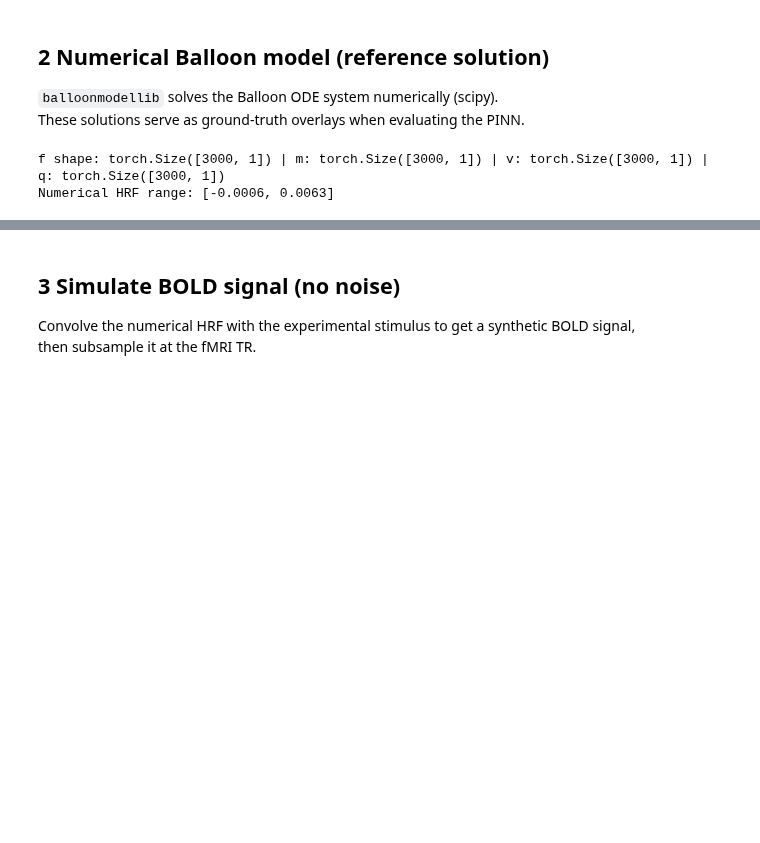
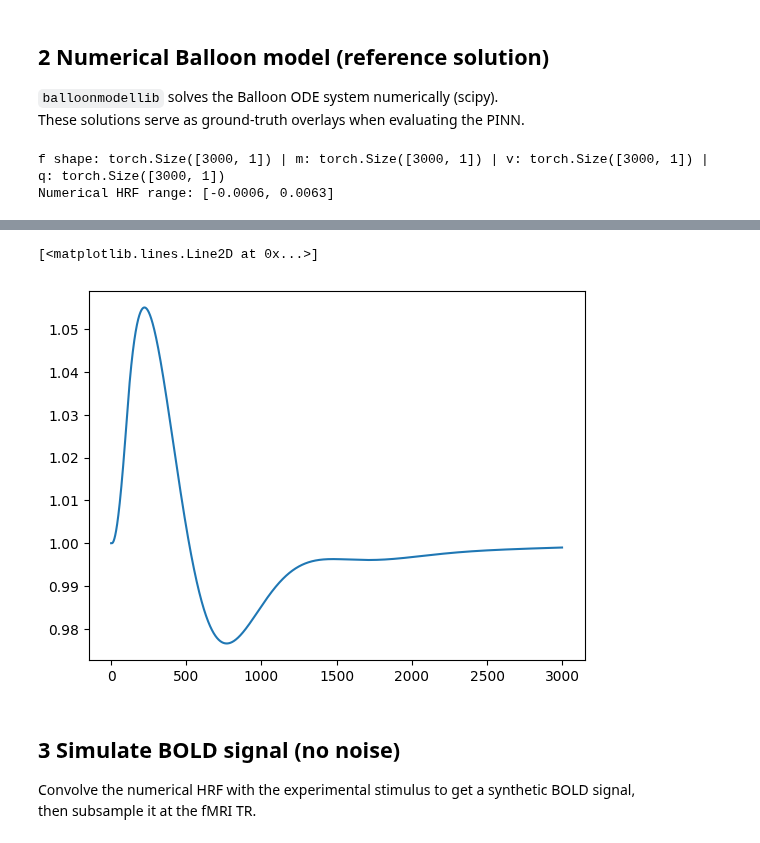
Before and after one commit to RodrigoHache/BalloonLib, a Jupyter notebook: examples/QuickStart.ipynb, the cells around one changed output, grey strips where cells are left out. Saved outputs shown, nothing was run; the diff lists cells and outputs as text; code cells hidden in the pictures; blank space fills up the shorter version.

```diff
--- a/examples/QuickStart.ipynb
+++ b/examples/QuickStart.ipynb
@@ -114,3 +124,8 @@ Numerical HRF range: [-0.0006, 0.0063]
+# %%
+plt.plot((f_np**(0.4))/v_np)
+# %% [output]
+[<matplotlib.lines.Line2D at 0x...>]
+[figure, added]
 # %% [markdown]
 ## 3  Simulate BOLD signal (no noise)
 
```
Also changed, not shown: parts of 8 cells of this notebook, 9 other files.
